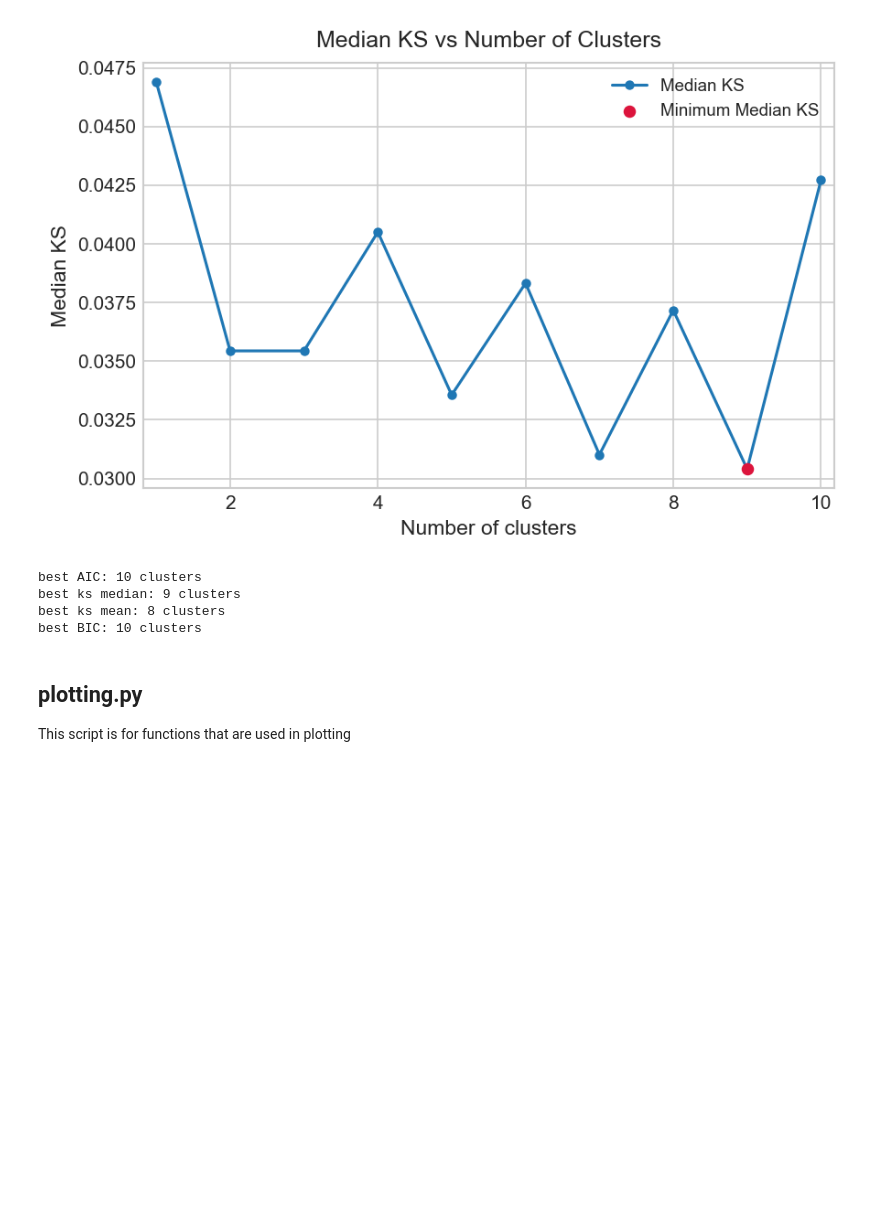
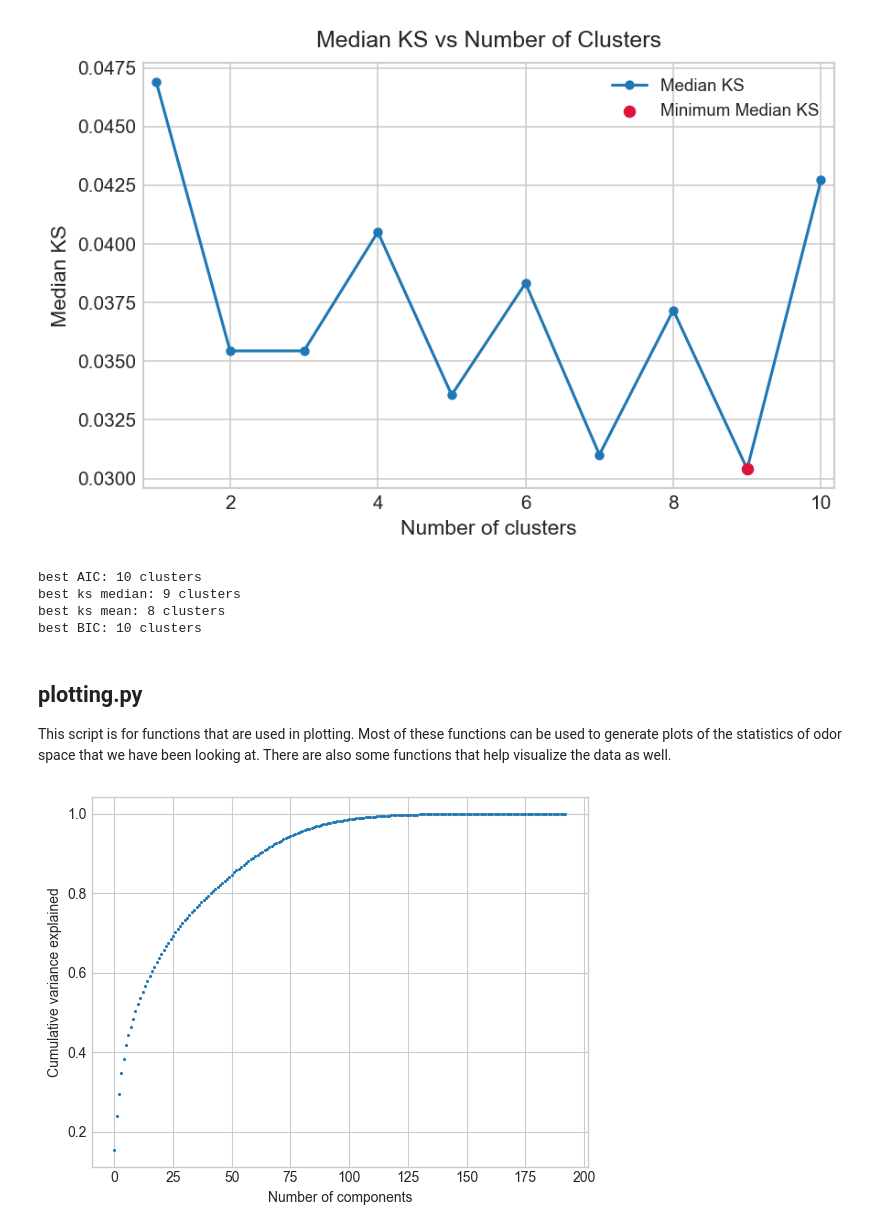
Before and after one commit to GrantMcConachie/odor_space_sampling, a Jupyter notebook: noteboooks/example_usage.ipynb, the cells around one changed output. Cells and saved outputs as stored; diff of their text form; code cells hidden in the pictures; blank space fills up the shorter version.

Commit message:
adding some plotting functions

```diff
--- a/noteboooks/example_usage.ipynb
+++ b/noteboooks/example_usage.ipynb
@@ -185,4 +216,12 @@ best ks mean: 8 clusters
 best BIC: 10 clusters
 # %% [markdown]
 ## plotting.py
-This script is for functions that are used in plotting
+This script is for functions that are used in plotting. Most of these functions can be used to generate plots of the statistics of odor space that we have been looking at. There are also some functions that help visualize the data as well.
+# %%
+from odor_space_sampling import plotting
+x = utils.remove_nans(data_matrix)
+x = utils.remove_zero_var_descriptors(x)
+x = utils.zscore_features(x)
+plotting.plot_scree_plot(x)
+# %% [output]
+[figure, added]
```
Also changed, not shown: parts of 11 cells of this notebook, 8 other files.
